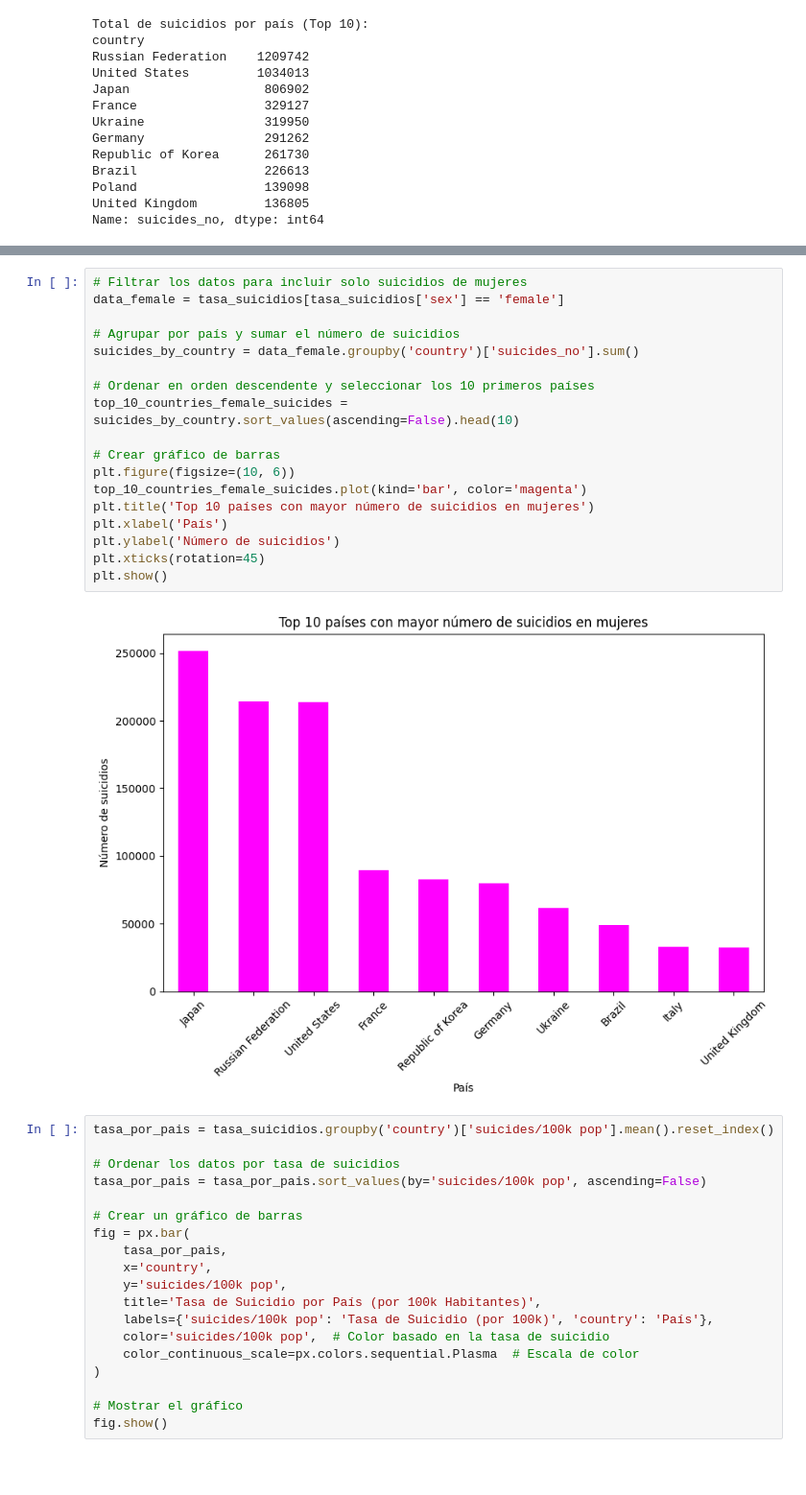
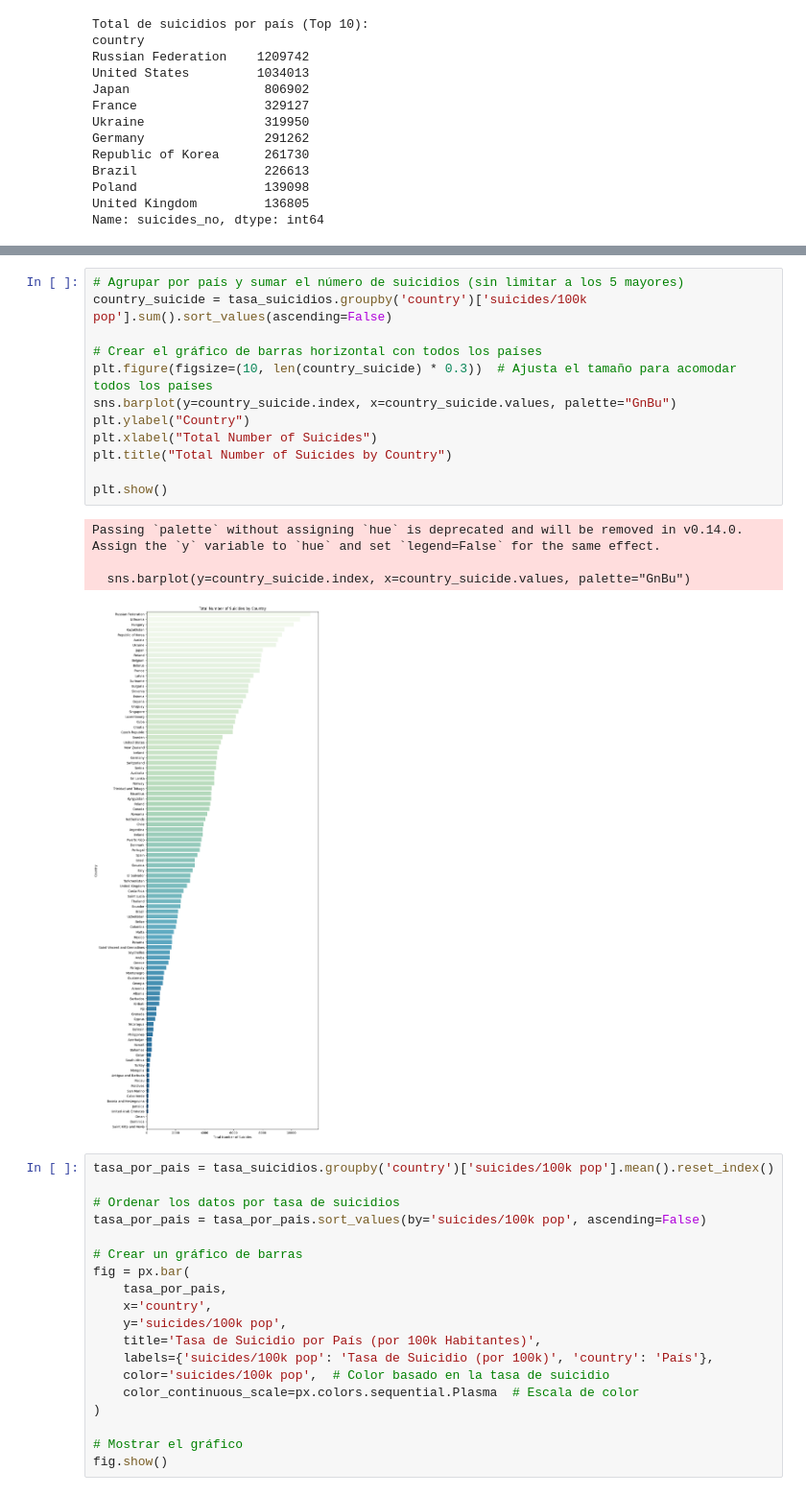
Before and after one commit to CarolinaPerez01/EDA, a Jupyter notebook: eda.ipynb, the cells around one changed output, grey strips where cells are left out. Shown at 96% size. Cells and saved outputs as stored; diff of their text form; blank space fills up the shorter version.

```diff
--- a/eda.ipynb
+++ b/eda.ipynb
@@ -188,23 +170,20 @@ plt.show()
-# %%
-# Filtrar los datos para incluir solo suicidios de mujeres
-data_female = tasa_suicidios[tasa_suicidios['sex'] == 'female']
-
-# Agrupar por país y sumar el número de suicidios
-suicides_by_country = data_female.groupby('country')['suicides_no'].sum()
-
-# Ordenar en orden descendente y seleccionar los 10 primeros países
-top_10_countries_female_suicides = suicides_by_country.sort_values(ascending=False).head(10)
-
-# Crear gráfico de barras
-plt.figure(figsize=(10, 6))
-top_10_countries_female_suicides.plot(kind='bar', color='magenta')
-plt.title('Top 10 países con mayor número de suicidios en mujeres')
-plt.xlabel('País')
-plt.ylabel('Número de suicidios')
-plt.xticks(rotation=45)
-plt.show()
-# %% [output]
-[figure, removed]
+# %%
+# Agrupar por país y sumar el número de suicidios (sin limitar a los 5 mayores)
+country_suicide = tasa_suicidios.groupby('country')['suicides/100k pop'].sum().sort_values(ascending=False)
+
+# Crear el gráfico de barras horizontal con todos los países
+plt.figure(figsize=(10, len(country_suicide) * 0.3))  # Ajusta el tamaño para acomodar todos los países
+sns.barplot(y=country_suicide.index, x=country_suicide.values, palette="GnBu")
+plt.ylabel("Country")
+plt.xlabel("Total Number of Suicides")
+plt.title("Total Number of Suicides by Country")
+
+plt.show()
+# %% [output]
+Passing `palette` without assigning `hue` is deprecated and will be removed in v0.14.0. Assign the `y` variable to `hue` and set `legend=False` for the same effect.
+
+  sns.barplot(y=country_suicide.index, x=country_suicide.values, palette="GnBu")
+[figure, added]
 # %%
 tasa_por_pais = tasa_suicidios.groupby('country')['suicides/100k pop'].mean().reset_index()
 
```
Also changed, not shown: parts of 18 cells of this notebook, 1 other file.
